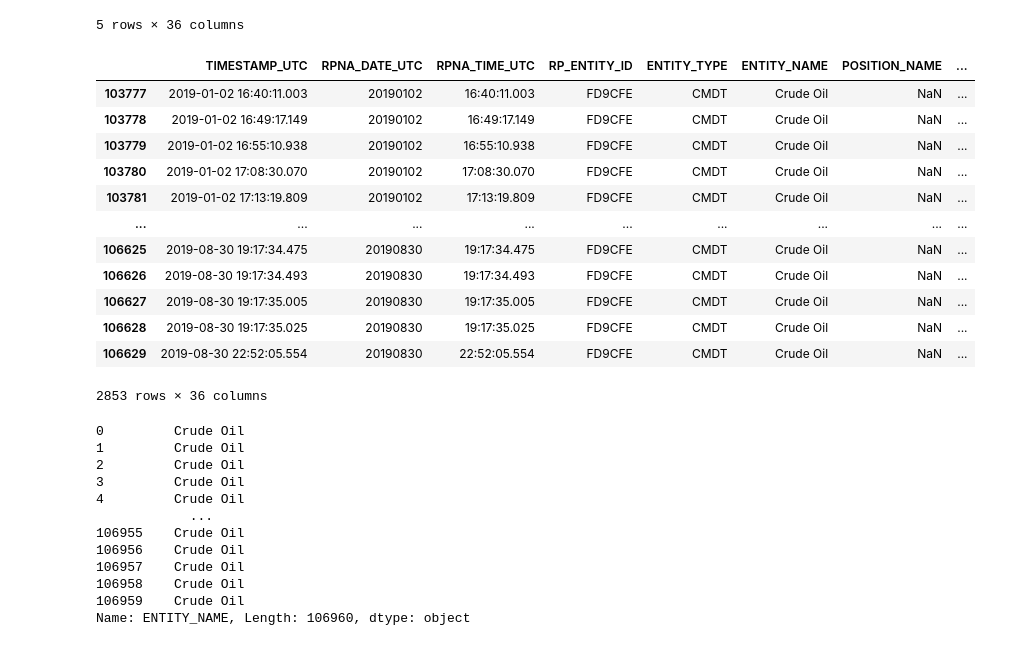
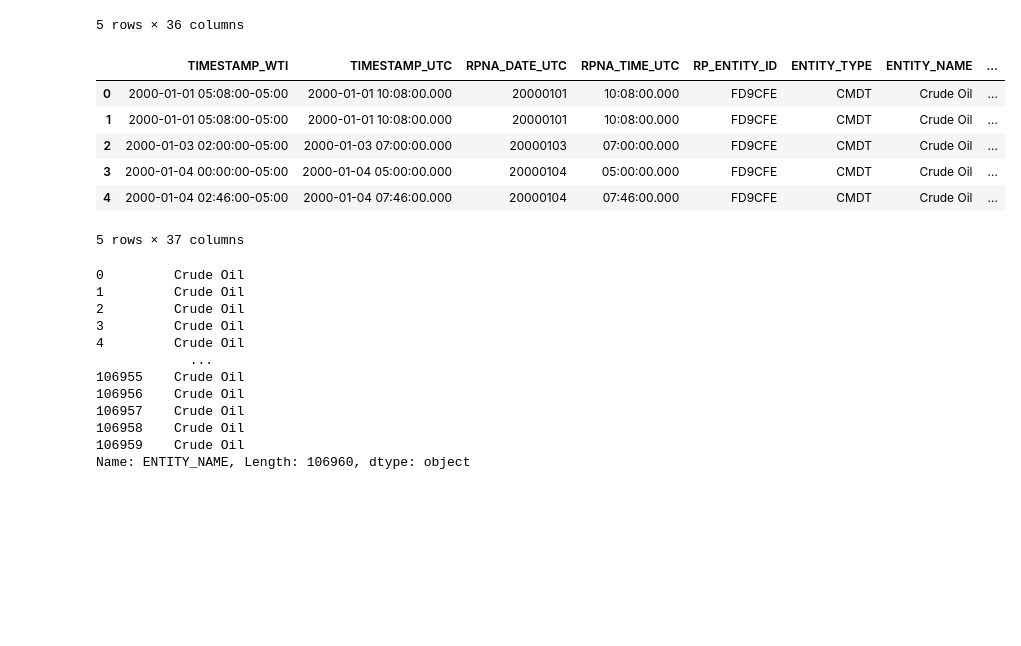
Before and after one commit to TianyuDu/ugthesis, a Jupyter notebook: eda/rpna_crude_oil_eda.ipynb, the cells around one changed output. Cells and saved outputs as stored; diff of their text form; code cells hidden in the pictures; blank space fills up the shorter version.

```diff
--- a/eda/rpna_crude_oil_eda.ipynb
+++ b/eda/rpna_crude_oil_eda.ipynb
@@ -44,20 +44,3 @@ df_oil.head()
 | 3 | 2000-01-04 05:00:00.000 | 20000104 | 05:00:00.000 | FD9CFE | CMDT | Crude Oil | NaN | ... |
 | 4 | 2000-01-04 07:46:00.000 | 20000104 | 07:46:00.000 | FD9CFE | CMDT | Crude Oil | NaN | ... |
 5 rows × 36 columns
-# %%
-mask = np.array([x.startswith("20190") for x in df_oil.RPNA_DATE_UTC.astype(str)])
-df_oil[mask]
-# %% [output]
-|  | TIMESTAMP_UTC | RPNA_DATE_UTC | RPNA_TIME_UTC | RP_ENTITY_ID | ENTITY_TYPE | ENTITY_NAME | POSITION_NAME | ... |
-| 103777 | 2019-01-02 16:40:11.003 | 20190102 | 16:40:11.003 | FD9CFE | CMDT | Crude Oil | NaN | ... |
-| 103778 | 2019-01-02 16:49:17.149 | 20190102 | 16:49:17.149 | FD9CFE | CMDT | Crude Oil | NaN | ... |
-| 103779 | 2019-01-02 16:55:10.938 | 20190102 | 16:55:10.938 | FD9CFE | CMDT | Crude Oil | NaN | ... |
-| 103780 | 2019-01-02 17:08:30.070 | 20190102 | 17:08:30.070 | FD9CFE | CMDT | Crude Oil | NaN | ... |
-| 103781 | 2019-01-02 17:13:19.809 | 20190102 | 17:13:19.809 | FD9CFE | CMDT | Crude Oil | NaN | ... |
-| ... | ... | ... | ... | ... | ... | ... | ... | ... |
-| 106625 | 2019-08-30 19:17:34.475 | 20190830 | 19:17:34.475 | FD9CFE | CMDT | Crude Oil | NaN | ... |
-| 106626 | 2019-08-30 19:17:34.493 | 20190830 | 19:17:34.493 | FD9CFE | CMDT | Crude Oil | NaN | ... |
-| 106627 | 2019-08-30 19:17:35.005 | 20190830 | 19:17:35.005 | FD9CFE | CMDT | Crude Oil | NaN | ... |
-| 106628 | 2019-08-30 19:17:35.025 | 20190830 | 19:17:35.025 | FD9CFE | CMDT | Crude Oil | NaN | ... |
-| 106629 | 2019-08-30 22:52:05.554 | 20190830 | 22:52:05.554 | FD9CFE | CMDT | Crude Oil | NaN | ... |
-2853 rows × 36 columns
@@ -64,3 +49,13 @@ df_oil[mask]
+# %%
+df_oil.head()
+# %% [output]
+|  | TIMESTAMP_WTI | TIMESTAMP_UTC | RPNA_DATE_UTC | RPNA_TIME_UTC | RP_ENTITY_ID | ENTITY_TYPE | ENTITY_NAME | ... |
+| 0 | 2000-01-01 05:08:00-05:00 | 2000-01-01 10:08:00.000 | 20000101 | 10:08:00.000 | FD9CFE | CMDT | Crude Oil | ... |
+| 1 | 2000-01-01 05:08:00-05:00 | 2000-01-01 10:08:00.000 | 20000101 | 10:08:00.000 | FD9CFE | CMDT | Crude Oil | ... |
+| 2 | 2000-01-03 02:00:00-05:00 | 2000-01-03 07:00:00.000 | 20000103 | 07:00:00.000 | FD9CFE | CMDT | Crude Oil | ... |
+| 3 | 2000-01-04 00:00:00-05:00 | 2000-01-04 05:00:00.000 | 20000104 | 05:00:00.000 | FD9CFE | CMDT | Crude Oil | ... |
+| 4 | 2000-01-04 02:46:00-05:00 | 2000-01-04 07:46:00.000 | 20000104 | 07:46:00.000 | FD9CFE | CMDT | Crude Oil | ... |
+5 rows × 37 columns
 # %%
 df_oil.ENTITY_NAME
 # %% [output]
```
Also changed, not shown: parts of 8 cells of this notebook, 2 other files.
